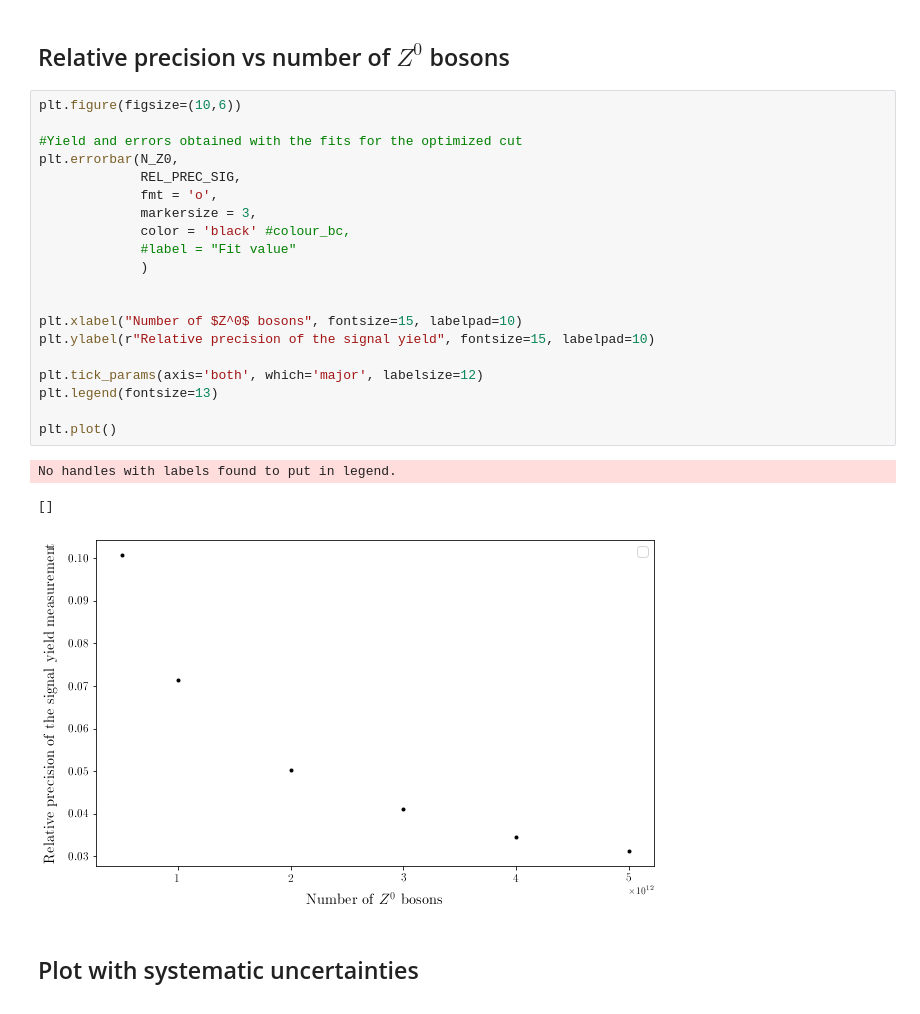
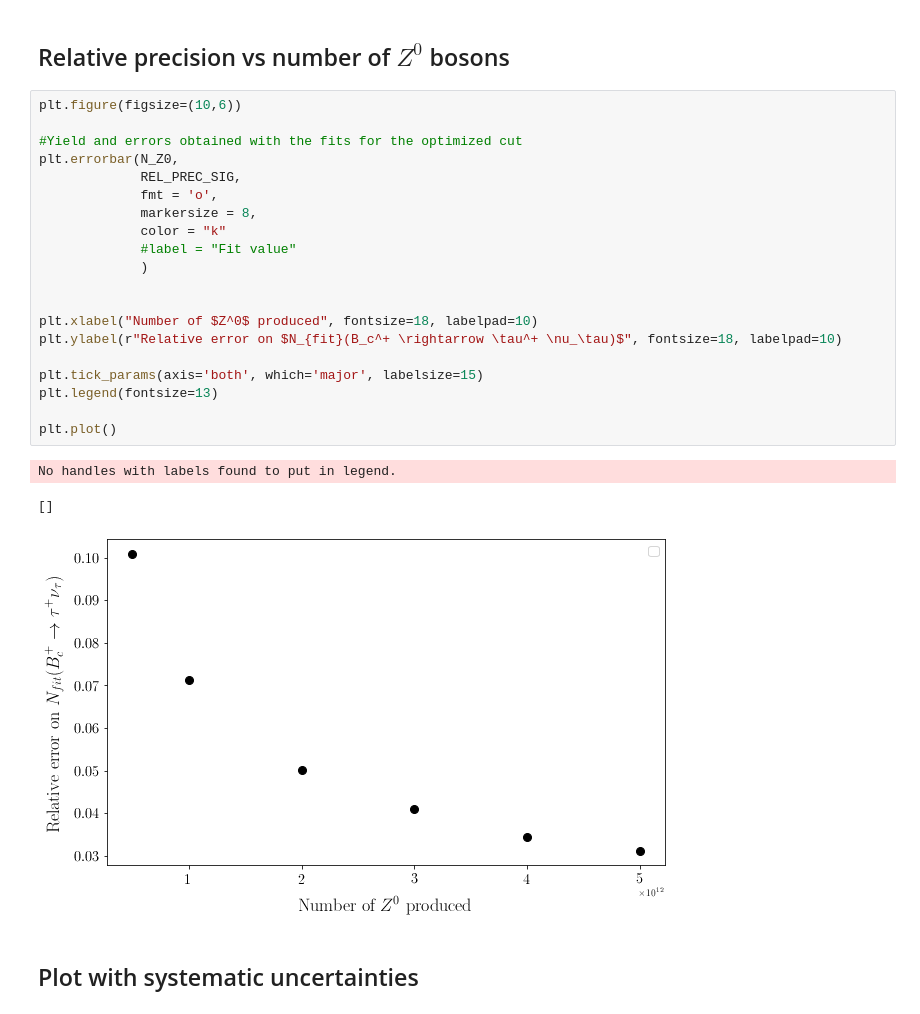
Before and after one commit to MarieHartmann/Stage_M1, a Jupyter notebook: Stage_M1/Bc_to_tau_nu/Template_fits/N_Z0-vs-yields.ipynb, the cells around one changed output. Drawn from its saved outputs; the diff is of its cells as text.

Commit message:
signla yield vs N(Z0)

```diff
--- a/Stage_M1/Bc_to_tau_nu/Template_fits/N_Z0-vs-yields.ipynb
+++ b/Stage_M1/Bc_to_tau_nu/Template_fits/N_Z0-vs-yields.ipynb
@@ -233,27 +233,27 @@ plt.plot()
 # %%
 plt.figure(figsize=(10,6))
 
 #Yield and errors obtained with the fits for the optimized cut
 plt.errorbar(N_Z0,
              REL_PREC_SIG,
              fmt = 'o',
-             markersize = 3,
-             color = 'black' #colour_bc,
+             markersize = 8,
+             color = "k"
              #label = "Fit value"
              )
 
 
-plt.xlabel("Number of $Z^0$ bosons", fontsize=15, labelpad=10)
-plt.ylabel(r"Relative precision of the signal yield", fontsize=15, labelpad=10)
+plt.xlabel("Number of $Z^0$ produced", fontsize=18, labelpad=10)
+plt.ylabel(r"Relative error on $N_{fit}(B_c^+ \rightarrow \tau^+ \nu_\tau)$", fontsize=18, labelpad=10)
 
-plt.tick_params(axis='both', which='major', labelsize=12)
+plt.tick_params(axis='both', which='major', labelsize=15)
 plt.legend(fontsize=13)
 
 plt.plot()
 # %% [output]
 No handles with labels found to put in legend.
 []
-[figure, old version]
+[figure, new version]
 # %% [markdown]
 ## Plot with systematic uncertainties
 # %%
```
Also changed, not shown: parts of 3 cells of this notebook.
